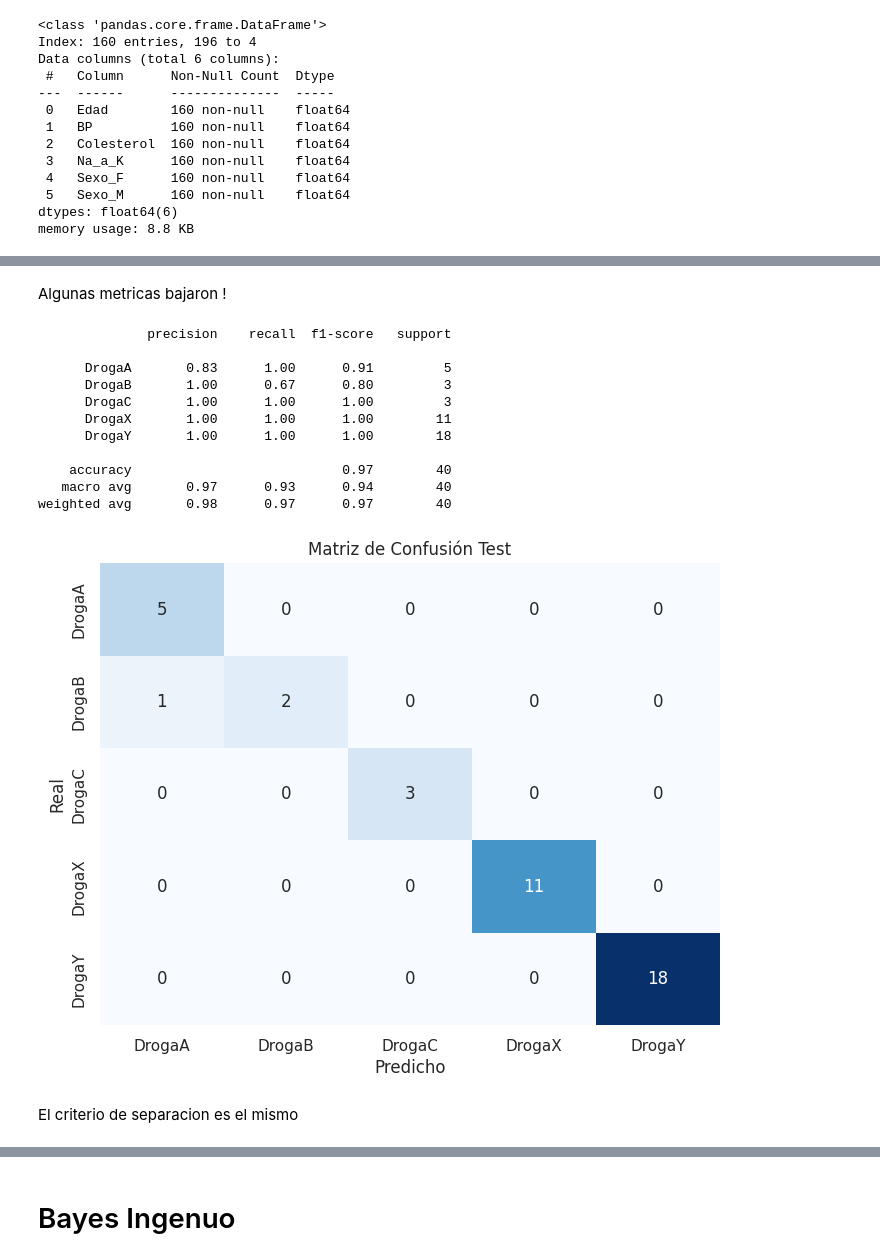
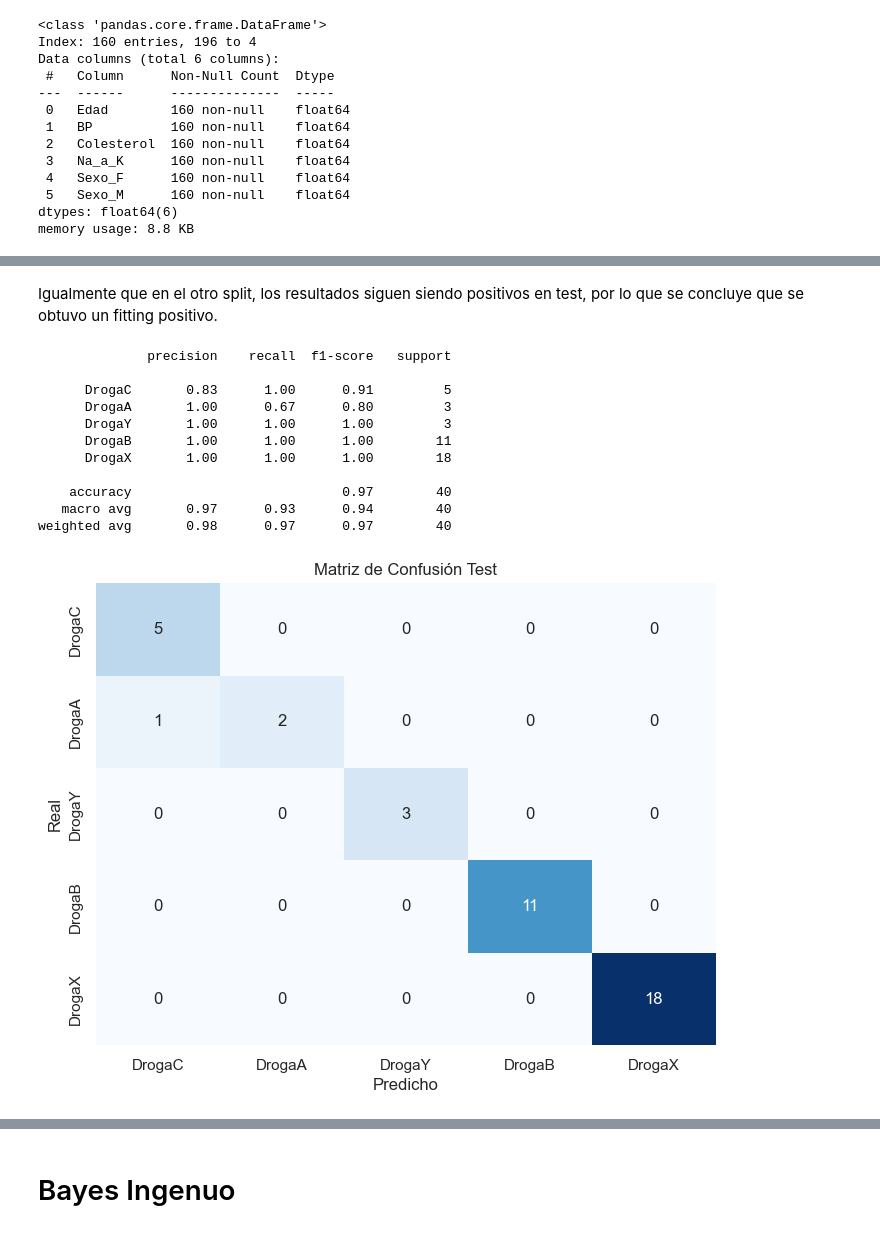
Before and after one commit to GenaCanciani/TP2-Mineria, a Jupyter notebook: tp2.ipynb, the cells around one changed output, grey strips where cells are left out. Saved outputs shown, nothing was run; the diff lists cells and outputs as text; code cells hidden in the pictures.

```diff
--- a/tp2.ipynb
+++ b/tp2.ipynb
@@ -594,6 +655,8 @@ print(classification_report(y_train_encoded,y_pred_70_train,target_names=nombres
     accuracy                           1.00       140
    macro avg       1.00      1.00      1.00       140
 weighted avg       1.00      1.00      1.00       140
+# %%
+nombres_drogas = y_train_70.unique()
 # %% [markdown]
 Como se ve debajo, la matriz obtenida es la perfecta, con valores solo en la diagonal.
 # %%
@@ -692,7 +757,7 @@ dtr_80 = DecisionTreeClassifier(random_state=42)
 
 param_grid_80 = {
     'criterion': ['gini', 'entropy'], # Opción principal para regresión
-    'max_depth': [3, 5, 7, None],
+    'max_depth': [3, 5, 7,10,12, None],
     'min_samples_split': [3, 5, 7, 9, 11, 13],
     'min_samples_leaf': [1, 2, 4,8,12]
 }
@@ -704,7 +769,7 @@ grid_search2 = GridSearchCV(estimator=dtr_80, param_grid=param_grid_80, cv=5,
                            scoring='f1_weighted', verbose=1, n_jobs=-1)
 
 # Entrenar en los datos de entrenamiento
-grid_search2.fit(X_train_80, y_train_encoded2)
+grid_search2.fit(X_train_80, y_train_80)
 
 # --- Paso 3: Obtener el Mejor Modelo y Predecir ---
 print(f"Mejores parámetros encontrados: {grid_search2.best_params_}")
@@ -718,5 +783,5 @@ Fitting 5 folds for each of 240 candidates, totalling 1200 fits
 Mejores parámetros encontrados: {'criterion': 'gini', 'max_depth': 5, 'min_samples_leaf': 1, 'min_samples_split': 3}
 # %%
 # Generar matrices de confusión.
-confusion_80_train = confusion_matrix(y_train_encoded2,y_pred_80_train)
-confusion_20_test = confusion_matrix(y_test_encoded2,y_pred_20_test)
+confusion_80_train = confusion_matrix(y_train_80,y_pred_80_train)
+confusion_20_test = confusion_matrix(y_test_20,y_pred_20_test)
@@ -757,16 +824,16 @@ plt.show()
-# %% [markdown]
-Algunas metricas bajaron !
+# %% [markdown]
+Igualmente que en el otro split, los resultados siguen siendo positivos en test, por lo que se concluye que se obtuvo un fitting positivo.
 # %%
 # Métricas para test
-print(classification_report(y_test_encoded2,y_pred_20_test,target_names=nombres_drogas))
+print(classification_report(y_test_20,y_pred_20_test,target_names=nombres_drogas))
 # %% [output]
               precision    recall  f1-score   support
 
-      DrogaA       0.83      1.00      0.91         5
-      DrogaB       1.00      0.67      0.80         3
-      DrogaC       1.00      1.00      1.00         3
-      DrogaX       1.00      1.00      1.00        11
-      DrogaY       1.00      1.00      1.00        18
+      DrogaC       0.83      1.00      0.91         5
+      DrogaA       1.00      0.67      0.80         3
+      DrogaY       1.00      1.00      1.00         3
+      DrogaB       1.00      1.00      1.00        11
+      DrogaX       1.00      1.00      1.00        18
 
     accuracy                           0.97        40
    macro avg       0.97      0.93      0.94        40
@@ -774,21 +841,19 @@ weighted avg       0.98      0.97      0.97        40
 # %%
 plt.figure(figsize=(8, 6))
 
 sns.heatmap(
     confusion_20_test,
     annot=True,
     fmt='d',
     cmap='Blues',
     cbar=False,
-    xticklabels=le.classes_,
-    yticklabels=le.classes_
+    xticklabels=nombres_drogas,
+    yticklabels=nombres_drogas
 )
 
 plt.xlabel('Predicho')
 plt.ylabel('Real')
 plt.title('Matriz de Confusión Test')
 plt.show()
 # %% [output]
-[figure, old version]
+[figure, new version]
-# %% [markdown]
-El criterio de separacion es el mismo
```
Also changed, not shown: parts of 128 cells of this notebook.
